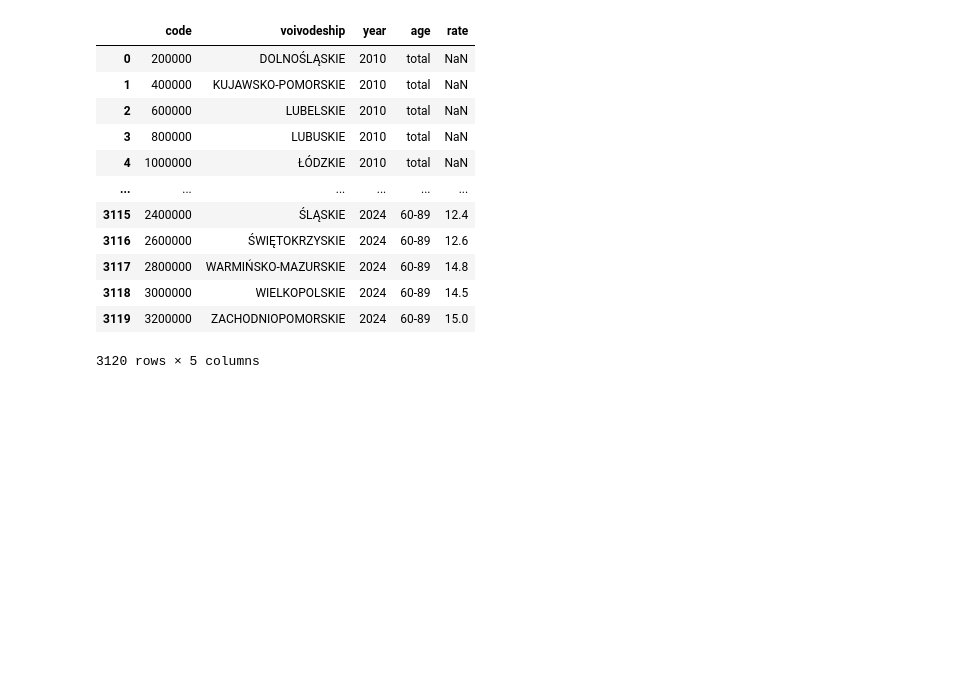
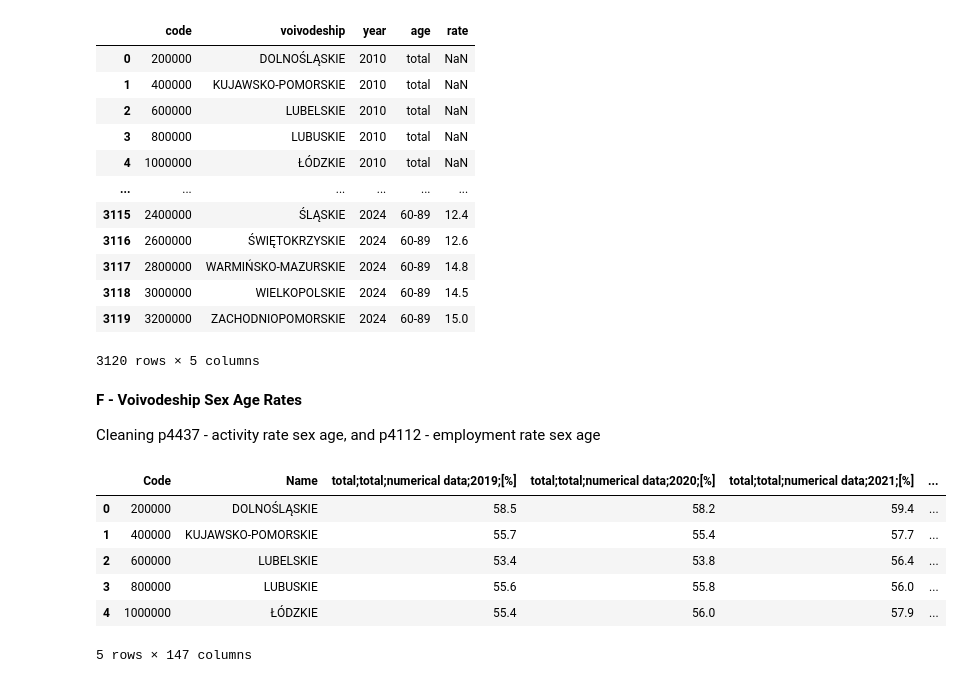
Before and after one commit to harrisonluff/Group_Project_Y3, a Jupyter notebook: notebooks/cleaning/03_01_cleaning_population.ipynb, the cells around one changed output. Cells and saved outputs as stored; diff of their text form; code cells hidden in the pictures; blank space fills up the shorter version.

```diff
--- a/notebooks/cleaning/03_01_cleaning_population.ipynb
+++ b/notebooks/cleaning/03_01_cleaning_population.ipynb
@@ -381,3 +381,18 @@ out
 | 3118 | 3000000 | WIELKOPOLSKIE | 2024 | 60-89 | 14.5 |
 | 3119 | 3200000 | ZACHODNIOPOMORSKIE | 2024 | 60-89 | 15.0 |
 3120 rows × 5 columns
+# %% [markdown]
+**F - Voivodeship Sex Age Rates**
+
+Cleaning p4437 - activity rate sex age, and p4112 - employment rate sex age
+# %%
+p4437 = pd.read_csv(repo_root / "raw/03_01_population_data/03_01_lfs_vo_activity_rate_age_sex_p4437.csv", delimiter=";")
+p4437.head()
+# %% [output]
+|  | Code | Name | total;total;numerical data;2019;[%] | total;total;numerical data;2020;[%] | total;total;numerical data;2021;[%] | ... |
+| 0 | 200000 | DOLNOŚLĄSKIE | 58.5 | 58.2 | 59.4 | ... |
+| 1 | 400000 | KUJAWSKO-POMORSKIE | 55.7 | 55.4 | 57.7 | ... |
+| 2 | 600000 | LUBELSKIE | 53.4 | 53.8 | 56.4 | ... |
+| 3 | 800000 | LUBUSKIE | 55.6 | 55.8 | 56.0 | ... |
+| 4 | 1000000 | ŁÓDZKIE | 55.4 | 56.0 | 57.9 | ... |
+5 rows × 147 columns
```
Also changed, not shown: parts of 3 cells of this notebook, 2 other files.
